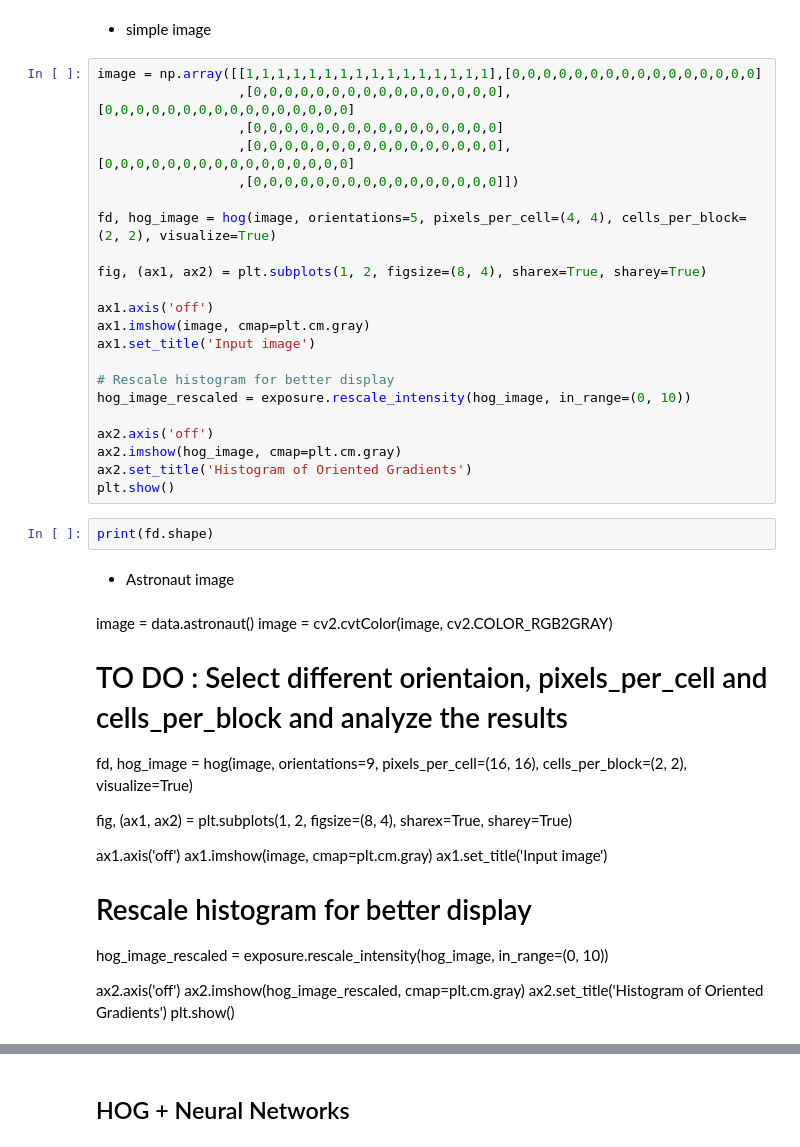
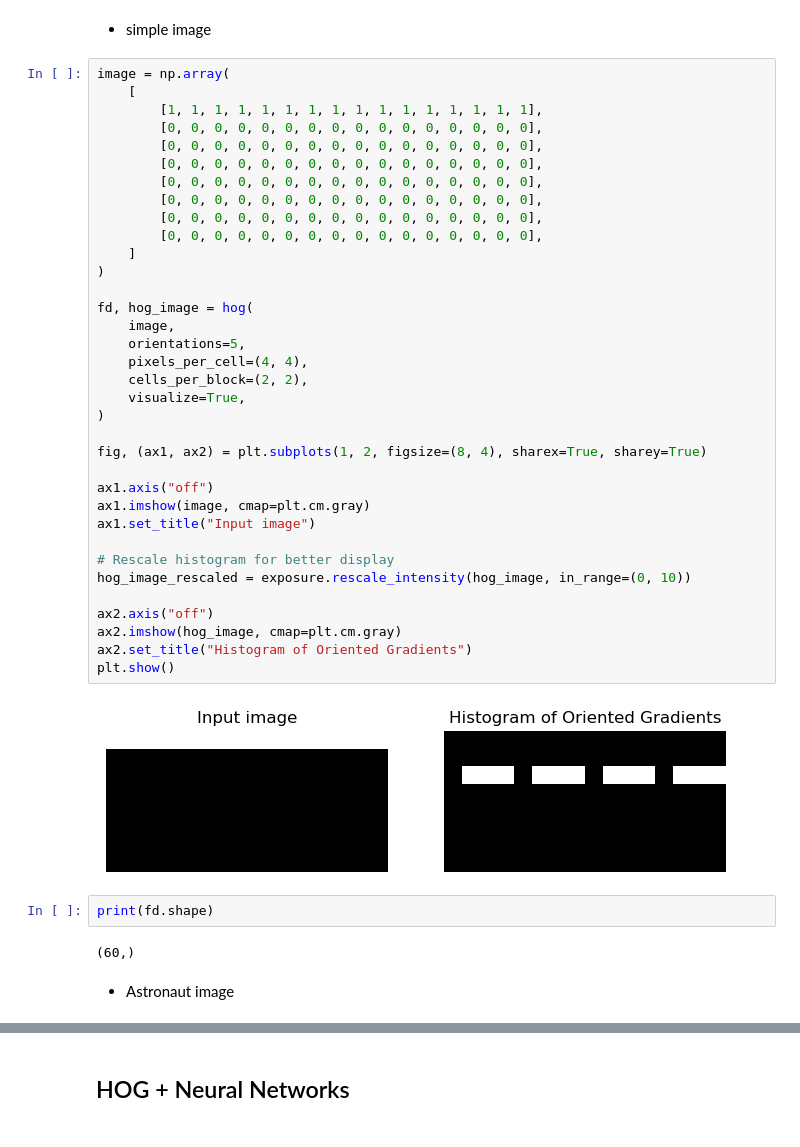
Before and after one commit to ayuthmang/2110651-Digital-Image-Processing, a Jupyter notebook: 02-codes/10-object-recognition/code.ipynb, the cells around one changed output, grey strips where cells are left out. Cells and saved outputs as stored; diff of their text form.

Commit message:
chore: fix blocks and add related files

```diff
--- a/02-codes/10-object-recognition/code.ipynb
+++ b/02-codes/10-object-recognition/code.ipynb
@@ -24,49 +47,45 @@ import numpy as np
 # %% [markdown]
 * simple image
 # %%
-image = np.array([[1,1,1,1,1,1,1,1,1,1,1,1,1,1,1,1],[0,0,0,0,0,0,0,0,0,0,0,0,0,0,0,0]
-                  ,[0,0,0,0,0,0,0,0,0,0,0,0,0,0,0,0],[0,0,0,0,0,0,0,0,0,0,0,0,0,0,0,0]
-                  ,[0,0,0,0,0,0,0,0,0,0,0,0,0,0,0,0]
-                  ,[0,0,0,0,0,0,0,0,0,0,0,0,0,0,0,0],[0,0,0,0,0,0,0,0,0,0,0,0,0,0,0,0]
-                  ,[0,0,0,0,0,0,0,0,0,0,0,0,0,0,0,0]])
+image = np.array(
+    [
+        [1, 1, 1, 1, 1, 1, 1, 1, 1, 1, 1, 1, 1, 1, 1, 1],
+        [0, 0, 0, 0, 0, 0, 0, 0, 0, 0, 0, 0, 0, 0, 0, 0],
+        [0, 0, 0, 0, 0, 0, 0, 0, 0, 0, 0, 0, 0, 0, 0, 0],
+        [0, 0, 0, 0, 0, 0, 0, 0, 0, 0, 0, 0, 0, 0, 0, 0],
+        [0, 0, 0, 0, 0, 0, 0, 0, 0, 0, 0, 0, 0, 0, 0, 0],
+        [0, 0, 0, 0, 0, 0, 0, 0, 0, 0, 0, 0, 0, 0, 0, 0],
+        [0, 0, 0, 0, 0, 0, 0, 0, 0, 0, 0, 0, 0, 0, 0, 0],
+        [0, 0, 0, 0, 0, 0, 0, 0, 0, 0, 0, 0, 0, 0, 0, 0],
+    ]
+)
 
-fd, hog_image = hog(image, orientations=5, pixels_per_cell=(4, 4), cells_per_block=(2, 2), visualize=True)
+fd, hog_image = hog(
+    image,
+    orientations=5,
+    pixels_per_cell=(4, 4),
+    cells_per_block=(2, 2),
+    visualize=True,
+)
 
 fig, (ax1, ax2) = plt.subplots(1, 2, figsize=(8, 4), sharex=True, sharey=True)
 
-ax1.axis('off')
+ax1.axis("off")
 ax1.imshow(image, cmap=plt.cm.gray)
-ax1.set_title('Input image')
+ax1.set_title("Input image")
 
 # Rescale histogram for better display
 hog_image_rescaled = exposure.rescale_intensity(hog_image, in_range=(0, 10))
 
-ax2.axis('off')
+ax2.axis("off")
 ax2.imshow(hog_image, cmap=plt.cm.gray)
-ax2.set_title('Histogram of Oriented Gradients')
+ax2.set_title("Histogram of Oriented Gradients")
 plt.show()
+# %% [output]
+[figure, added]
 # %%
 print(fd.shape)
+# %% [output]
+(60,)
 # %% [markdown]
 * Astronaut image
-# %% [markdown]
-image = data.astronaut()
-image = cv2.cvtColor(image, cv2.COLOR_RGB2GRAY)
-
-
-# TO DO : Select different orientaion, pixels_per_cell and cells_per_block and analyze the results
-fd, hog_image = hog(image, orientations=9, pixels_per_cell=(16, 16), cells_per_block=(2, 2), visualize=True)
-
-fig, (ax1, ax2) = plt.subplots(1, 2, figsize=(8, 4), sharex=True, sharey=True)
-
-ax1.axis('off')
-ax1.imshow(image, cmap=plt.cm.gray)
-ax1.set_title('Input image')
-
-# Rescale histogram for better display
-hog_image_rescaled = exposure.rescale_intensity(hog_image, in_range=(0, 10))
-
-ax2.axis('off')
-ax2.imshow(hog_image_rescaled, cmap=plt.cm.gray)
-ax2.set_title('Histogram of Oriented Gradients')
-plt.show()
```
Also changed, not shown: parts of 15 cells of this notebook, 4 other files.
